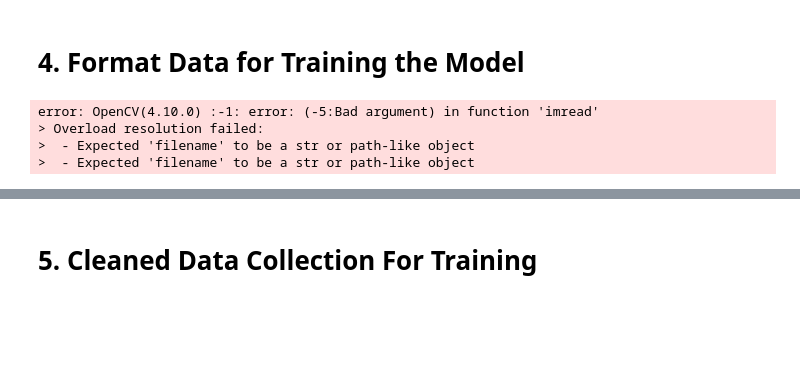
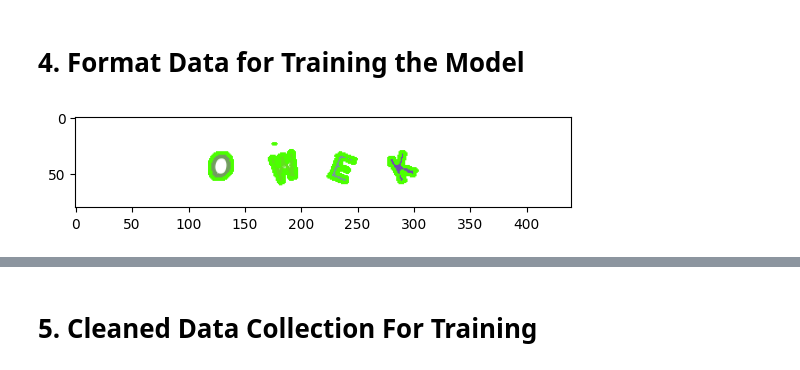
Before and after one commit to mmaimer33/CS4243-MP, a Jupyter notebook: combined.ipynb, the cells around one changed output, grey strips where cells are left out. Drawn from its saved outputs; the diff is of its cells as text; code cells hidden in the pictures; blank space fills up the shorter version.

Commit message:
graphing work

```diff
--- a/combined.ipynb
+++ b/combined.ipynb
@@ -236,6 +219,8 @@ def extract_rois(image_path):
 
         img_with_contours = img.copy()
         cv2.drawContours(img_with_contours, contours, -1, (0, 255, 75), 2)
+
+        plt.imshow(cv2.cvtColor(img_with_contours, cv2.COLOR_BGR2RGB))
 
         # Sort contours from left to right
         sorted_contours = sorted(contours, key=lambda ctr: cv2.boundingRect(ctr)[0])
@@ -269,52 +254,52 @@ def extract_rois(image_path):
             else:
                 # Add padding to the left and right
                 pad_left = (h - w) // 2
                 pad_right = h - w - pad_left
                 ROI_padded = cv2.copyMakeBorder(
                     ROI,
                     0,
                     0,
                     pad_left,
                     pad_right,
                     cv2.BORDER_CONSTANT,
                     value=(255, 255, 255),
                 )
 
             resized_ROI = cv2.resize(ROI_padded, (32, 32))
             rois.append(resized_ROI)
 
         return img_with_contours, rois  # Return both the image with contours and ROIs
     else:
         print(f"Error: Could not load image at {image_path}")
         return None, []
 
 
 # Apply the ROI extraction to processed images in the DataFrame
 df["rois"] = df["processed_images"].progress_apply(lambda path: extract_rois(path))
 
 # # Debug - Display results
-# for index, (contours_image, rois) in enumerate(zip(df['rois'].apply(lambda x: x[0]), df['rois'].apply(lambda x: x[1]))):
-#     plt.figure(figsize=(10, 5))
+# for index, (contours_image, rois) in enumerate(
+#     zip(df["rois"].apply(lambda x: x[0]), df["rois"].apply(lambda x: x[1]))
+# ):
+    # plt.figure(figsize=(10, 5))
 
-#     # Display image with bounding boxes
-#     plt.subplot(1, 2, 1)
-#     plt.imshow(cv2.cvtColor(contours_image, cv2.COLOR_BGR2RGB))
-#     plt.title("Image with Contours")
-#     plt.axis('off')
+    # # Display image with bounding boxes
+    # plt.subplot(1, 2, 1)
+    # plt.imshow(cv2.cvtColor(contours_image, cv2.COLOR_BGR2RGB))
+    # plt.title("Image with Contours")
+    # plt.axis("off")
 
-#     # Display ROIs
-#     plt.subplot(1, 2, 2)
-#     for i, roi in enumerate(rois):
-#         plt.subplot(1, len(rois), i + 1)
-#         plt.imshow(cv2.cvtColor(roi, cv2.COLOR_BGR2RGB))
-#         plt.title(f"CHAR {i + 1}")
-#         plt.axis('off')
-#     plt.show()
+    # Display ROIs
+    # plt.subplot(1, 2, 2)
+    # for i, roi in enumerate(rois):
+    #     plt.subplot(1, len(rois), i + 1)
+    #     plt.imshow(cv2.cvtColor(roi, cv2.COLOR_BGR2RGB))
+    #     plt.title(f"CHAR {i + 1}")
+    #     plt.axis("off")
+    # plt.show()
+    # break
 # %% [output]
-error: OpenCV(4.10.0) :-1: error: (-5:Bad argument) in function 'imread'
-> Overload resolution failed:
->  - Expected 'filename' to be a str or path-like object
->  - Expected 'filename' to be a str or path-like object
+[figure, added]
 # %%
 # Create a directory for saving character images if it doesn't exist
 output_char_folder = os.path.join("./data", "extracted_chars")
```
Also changed, not shown: parts of 13 cells of this notebook, 3 other files.
